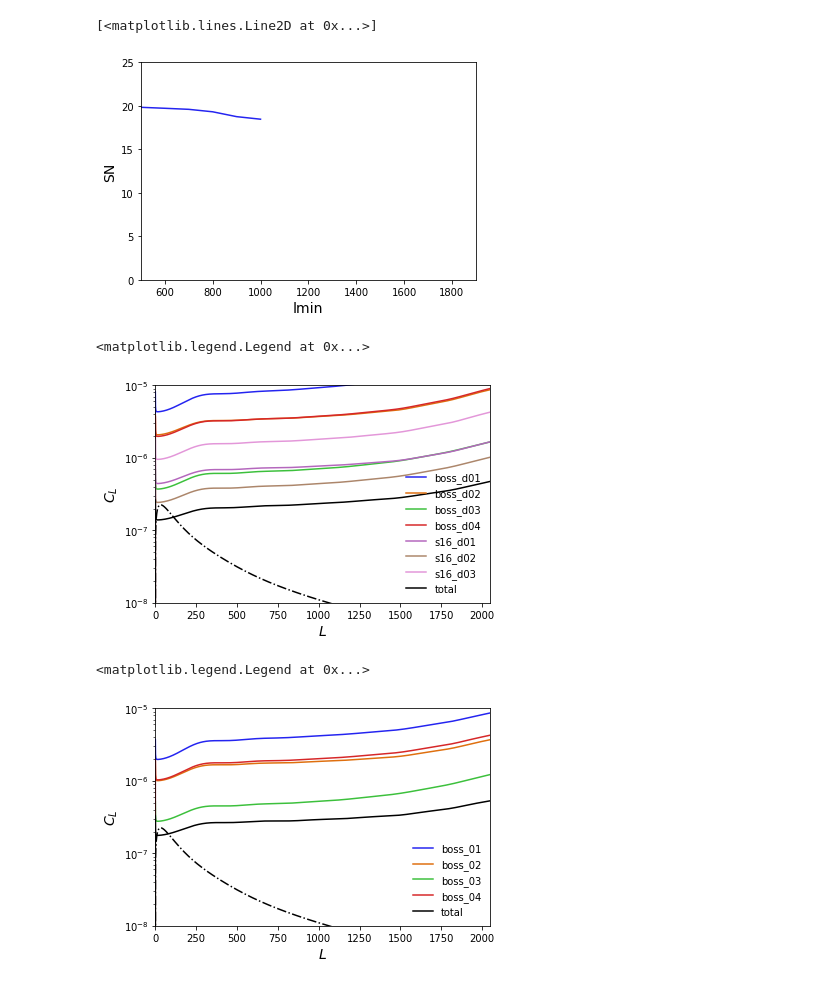
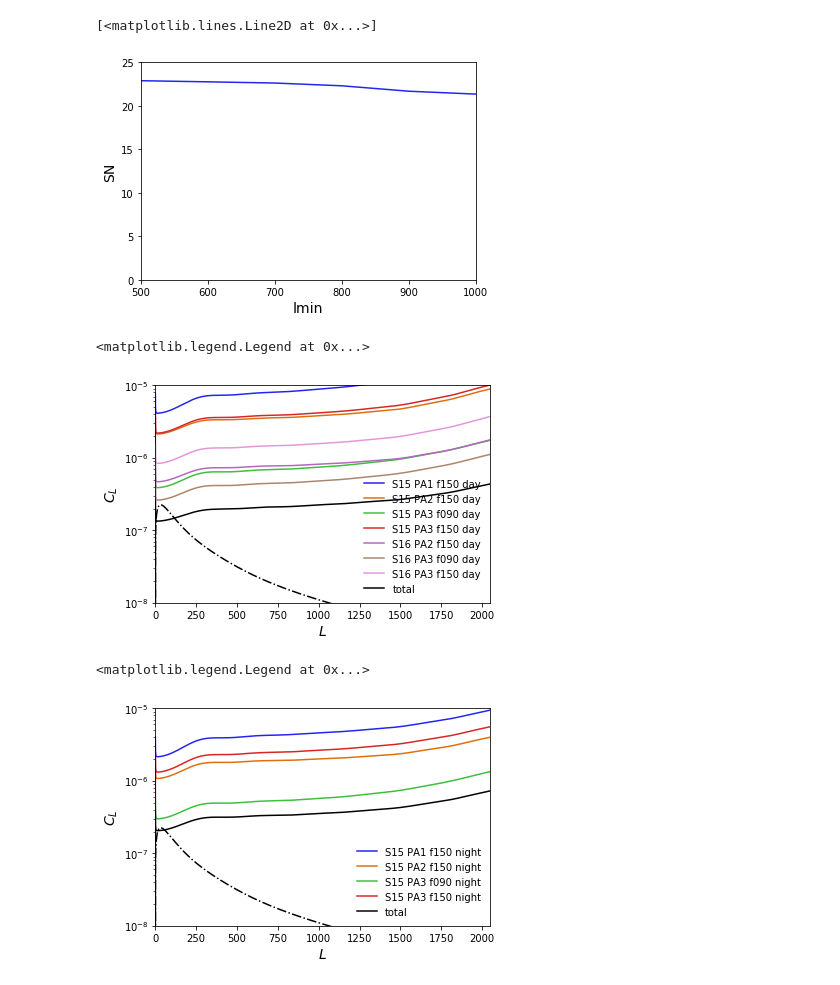
Before and after one commit to ACTCollaboration/Lensing-Daytime, a Jupyter notebook: check_lens-noise.ipynb, the cells around one changed output. Saved outputs shown, nothing was run; the diff lists cells and outputs as text; code cells hidden in the pictures.

```diff
--- a/check_lens-noise.ipynb
+++ b/check_lens-noise.ipynb
@@ -29,6 +29,6 @@ qids_n = ['boss_01','boss_02','boss_03','boss_04']
 qids_t = qids_d + qids_n
 # %%
-aobj, mcl, ncl = aps_read(qids_t,**kwargs)
+aobj, mcl, ncl = aps_read(qids_t)
 cTT = aobj[qids_t[0]].lcl[0,:]
 # %%
 Ncl_d = comb_Nl(qids_d,mcl,ncl,cTT)
@@ -39,3 +41,10 @@ Lmax = 2048
 rlmax = 3000
 L = np.linspace(0,Lmax,Lmax+1)
 ckk = aobj[qids_t[0]].ckk[:Lmax+1]
+rlmin = 500
+# %%
+Ag_d, __ = cs.norm_lens.qtt(Lmax,rlmin,rlmax,cTT[:rlmax+1],(cTT+Ncl_d)[:rlmax+1],gtype='k')
+Ag_n, __ = cs.norm_lens.qtt(Lmax,rlmin,rlmax,cTT[:rlmax+1],(cTT+Ncl_n)[:rlmax+1],gtype='k')
+Ag_d_sub, __ = cs.norm_lens.qtt(Lmax,rlmin,rlmax,cTT[:rlmax+1],(cTT+Ncl_d_sub)[:rlmax+1],gtype='k')
+Ag_n_sub, __ = cs.norm_lens.qtt(Lmax,rlmin,rlmax,cTT[:rlmax+1],(cTT+Ncl_n_sub)[:rlmax+1],gtype='k')
+Ag_t, __ = cs.norm_lens.qtt(Lmax,rlmin,rlmax,cTT[:rlmax+1],(cTT+Ncl_t)[:rlmax+1],gtype='k')
@@ -80,29 +112,29 @@ for i, rlmin in enumerate(rlmins):
 # %%
-pl.plot_1dstyle(xmin=500,xmax=1900,ymin=0,ymax=25,xlab='lmin',ylab='SN')
+pl.plot_1dstyle(xmin=500,xmax=1000,ymin=0,ymax=25,xlab='lmin',ylab='SN')
 plot(rlmins,SN_d)
 # %% [output]
 [<matplotlib.lines.Line2D at 0x...>]
-[figure, old version]
+[figure, new version]
 # %%
 pl.plot_1dstyle(ylog=True,xmin=1,xmax=Lmax,ymin=1e-8,ymax=1e-5)
 for q in qids_d:
-    plot(L,Ag[q],label=q)
+    plot(L,Ag[q],label=local.qid_label(q))
 plot(L,Ag_d,'-',label='total',color='k')
 plot(L,ckk,color='k',ls='-.')
 legend()
 # %% [output]
 <matplotlib.legend.Legend at 0x...>
-[figure, old version]
+[figure, new version]
 # %%
 pl.plot_1dstyle(ylog=True,xmin=1,xmax=Lmax,ymin=1e-8,ymax=1e-5)
 for q in qids_n:
-    plot(L,Ag[q],label=q)
+    plot(L,Ag[q],label=local.qid_label(q))
 plot(L,Ag_n,'-',label='total',color='k')
 plot(L,ckk,color='k',ls='-.')
 legend()
 # %% [output]
 <matplotlib.legend.Legend at 0x...>
-[figure, old version]
+[figure, new version]
 # %%
 pl.plot_1dstyle(ylog=False,xmin=1,xmax=Lmax,ymin=0.,ymax=5e-7)
 plot(L,Ag_d,'-',label='day (SN='+str(np.round(SN_d[-1],1))+')')
```
Also changed, not shown: parts of 9 cells of this notebook, 15 other files.
